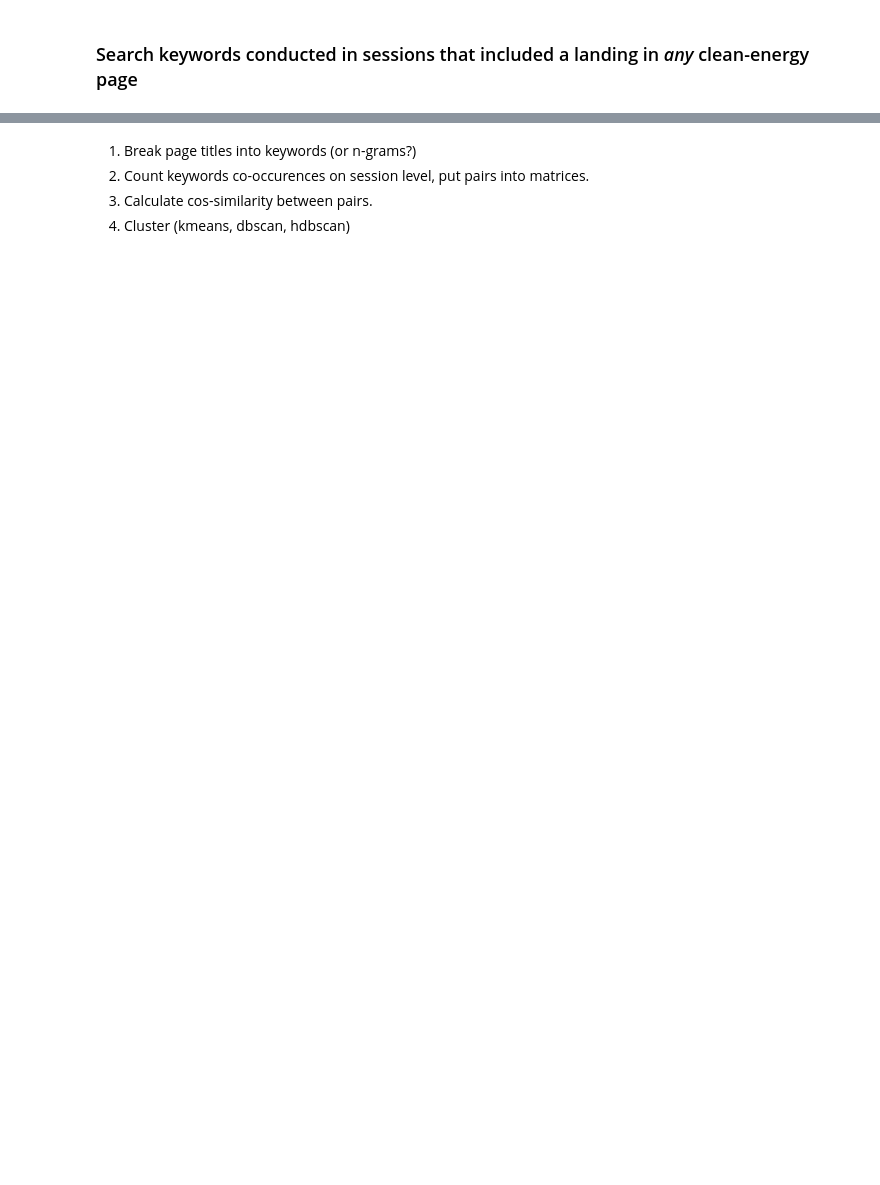
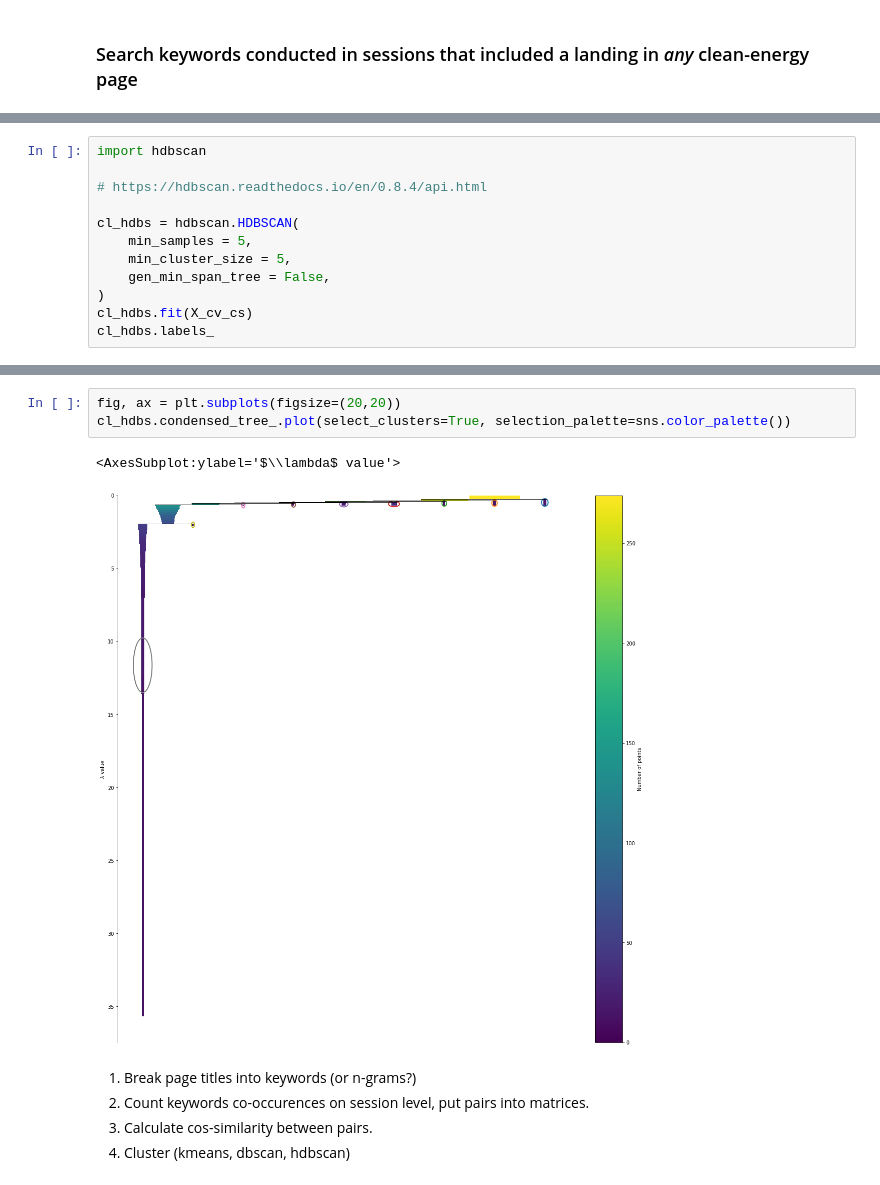
Before and after one commit to orlev2/ces_ds, a Jupyter notebook: user_searches.ipynb, the cells around one changed output, grey strips where cells are left out. Saved outputs shown, nothing was run; the diff lists cells and outputs as text; blank space fills up the shorter version.

```diff
--- a/user_searches.ipynb
+++ b/user_searches.ipynb
@@ -411,0 +657,12 @@ tokenized
+# %%
+import hdbscan
+
+# https://hdbscan.readthedocs.io/en/0.8.4/api.html
+
+cl_hdbs = hdbscan.HDBSCAN(
+    min_samples = 5,
+    min_cluster_size = 5,
+    gen_min_span_tree = False,
+)
+cl_hdbs.fit(X_cv_cs)
+cl_hdbs.labels_
@@ -412,3 +726,9 @@ tokenized
+# %%
+fig, ax = plt.subplots(figsize=(20,20))
+cl_hdbs.condensed_tree_.plot(select_clusters=True, selection_palette=sns.color_palette())
+# %% [output]
+<AxesSubplot:ylabel='$\\lambda$ value'>
+[figure, added]
 # %% [markdown]
 1. Break page titles into keywords (or n-grams?)
 2. Count keywords co-occurences on session level, put pairs into matrices.
```
Also changed, not shown: parts of 36 cells of this notebook.
